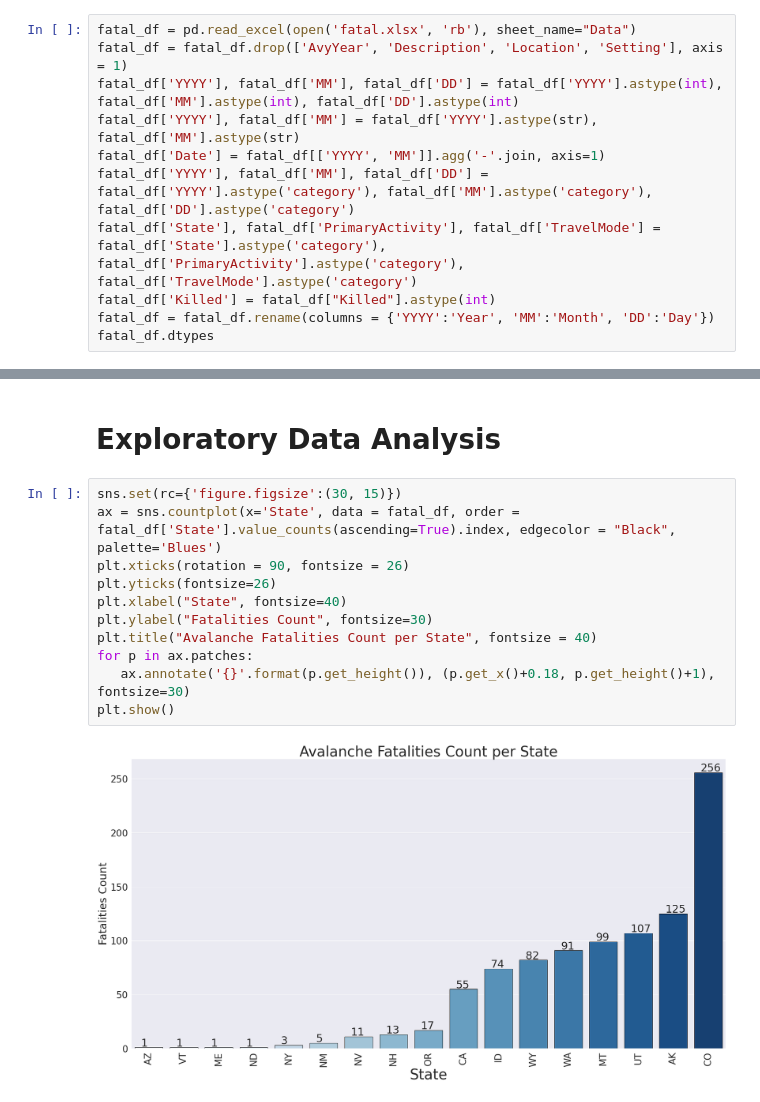
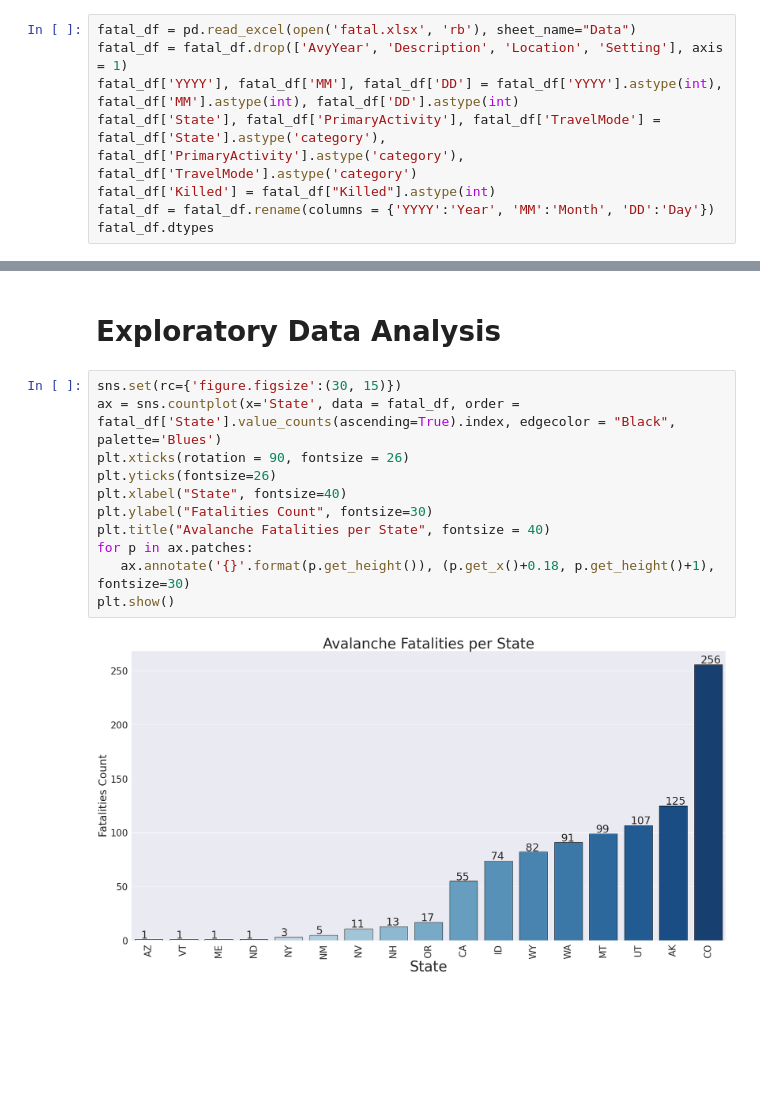
Before and after one commit to reformedgamer/comp4447_finalproject, a Jupyter notebook: secondaryDataset.ipynb, the cells around one changed output, grey strips where cells are left out. Cells and saved outputs as stored; diff of their text form; blank space fills up the shorter version.

```diff
--- a/secondaryDataset.ipynb
+++ b/secondaryDataset.ipynb
@@ -12,9 +15,6 @@ pd.options.mode.chained_assignment = None
 fatal_df = pd.read_excel(open('fatal.xlsx', 'rb'), sheet_name="Data")
 fatal_df = fatal_df.drop(['AvyYear', 'Description', 'Location', 'Setting'], axis = 1)
 fatal_df['YYYY'], fatal_df['MM'], fatal_df['DD'] = fatal_df['YYYY'].astype(int), fatal_df['MM'].astype(int), fatal_df['DD'].astype(int)
-fatal_df['YYYY'], fatal_df['MM'] = fatal_df['YYYY'].astype(str), fatal_df['MM'].astype(str)
-fatal_df['Date'] = fatal_df[['YYYY', 'MM']].agg('-'.join, axis=1)
-fatal_df['YYYY'], fatal_df['MM'], fatal_df['DD'] = fatal_df['YYYY'].astype('category'), fatal_df['MM'].astype('category'), fatal_df['DD'].astype('category')
 fatal_df['State'], fatal_df['PrimaryActivity'], fatal_df['TravelMode'] = fatal_df['State'].astype('category'), fatal_df['PrimaryActivity'].astype('category'), fatal_df['TravelMode'].astype('category')
 fatal_df['Killed'] = fatal_df["Killed"].astype(int)
 fatal_df = fatal_df.rename(columns = {'YYYY':'Year', 'MM':'Month', 'DD':'Day'})
@@ -50,13 +49,13 @@ fatal_df
 # %%
 sns.set(rc={'figure.figsize':(30, 15)})
 ax = sns.countplot(x='State', data = fatal_df, order = fatal_df['State'].value_counts(ascending=True).index, edgecolor = "Black", palette='Blues')
 plt.xticks(rotation = 90, fontsize = 26)
 plt.yticks(fontsize=26)
 plt.xlabel("State", fontsize=40)
 plt.ylabel("Fatalities Count", fontsize=30)
-plt.title("Avalanche Fatalities Count per State", fontsize = 40)
+plt.title("Avalanche Fatalities per State", fontsize = 40)
 for p in ax.patches:
    ax.annotate('{}'.format(p.get_height()), (p.get_x()+0.18, p.get_height()+1), fontsize=30)
 plt.show()
 # %% [output]
-[figure, old version]
+[figure, new version]
```
Also changed, not shown: parts of 13 cells of this notebook.
